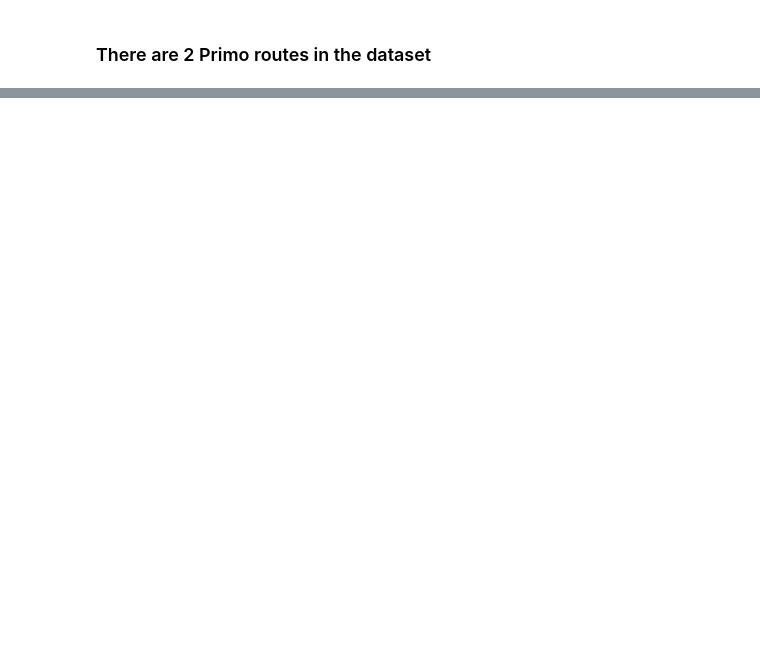
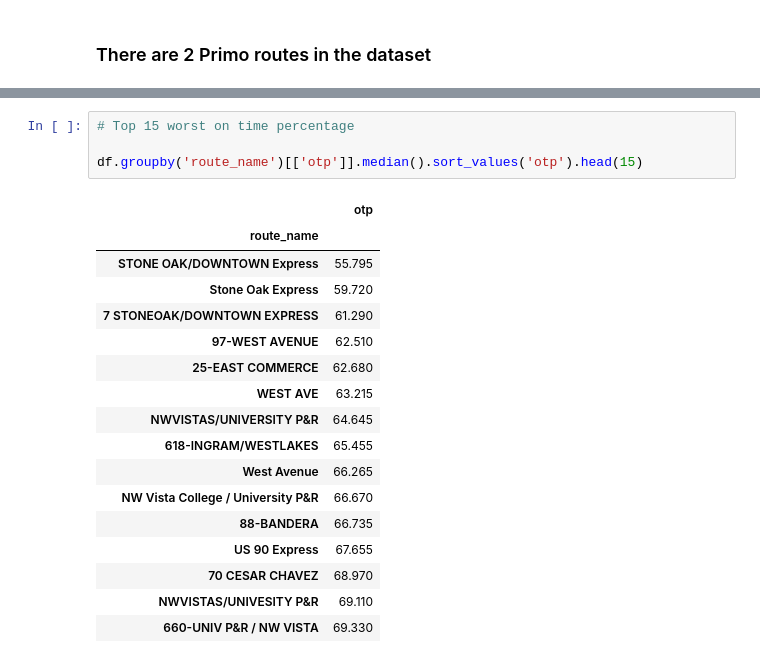
Before and after one commit to faithkane3/numpy_exercises, a Jupyter notebook: via_time.ipynb, the cells around one changed output, grey strips where cells are left out. Saved outputs shown, nothing was run; the diff lists cells and outputs as text; blank space fills up the shorter version.

```diff
--- a/via_time.ipynb
+++ b/via_time.ipynb
@@ -316,0 +368,22 @@ time[time.route_name.str.contains('Primo')].route_name.value_counts()
+# %%
+# Top 15 worst on time percentage
+
+df.groupby('route_name')[['otp']].median().sort_values('otp').head(15)
+# %% [output]
+|  | otp |
+| route_name |  |
+| STONE OAK/DOWNTOWN Express | 55.795 |
+| Stone Oak Express | 59.720 |
+| 7 STONEOAK/DOWNTOWN EXPRESS | 61.290 |
+| 97-WEST AVENUE | 62.510 |
+| 25-EAST COMMERCE | 62.680 |
+| WEST AVE | 63.215 |
+| NWVISTAS/UNIVERSITY P&R | 64.645 |
+| 618-INGRAM/WESTLAKES | 65.455 |
+| West Avenue | 66.265 |
+| NW Vista College / University P&R | 66.670 |
+| 88-BANDERA | 66.735 |
+| US 90 Express | 67.655 |
+| 70 CESAR CHAVEZ | 68.970 |
+| NWVISTAS/UNIVESITY P&R | 69.110 |
+| 660-UNIV P&R / NW VISTA | 69.330 |
```
Also changed, not shown: parts of 6 cells of this notebook.
